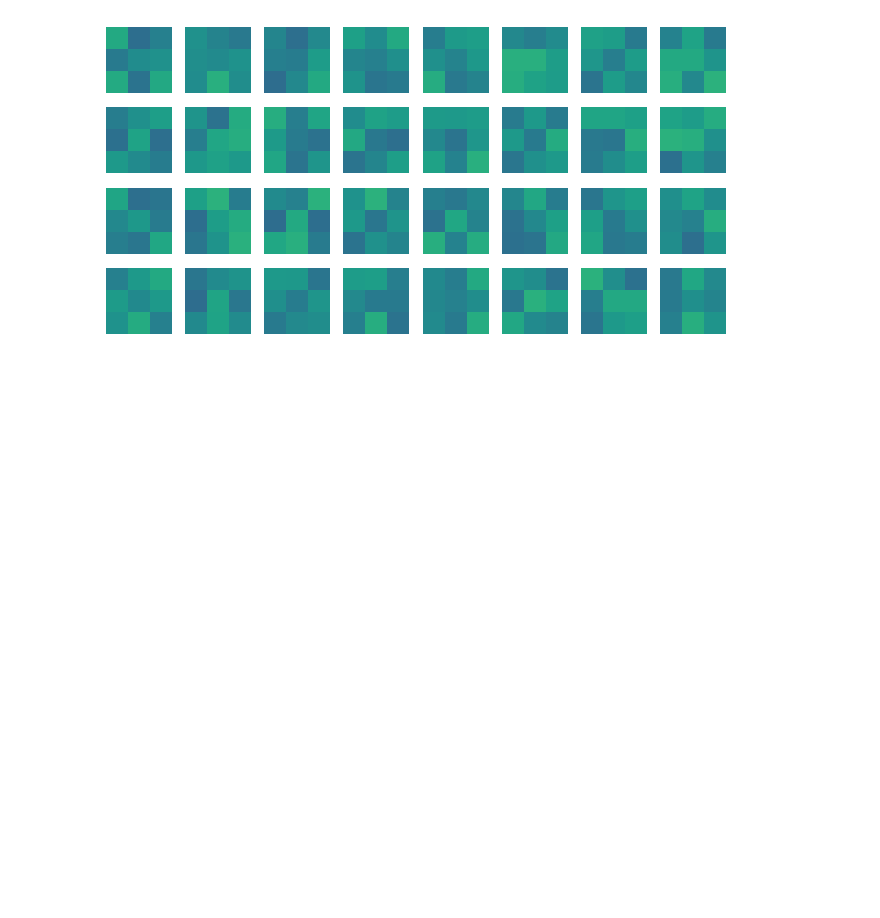
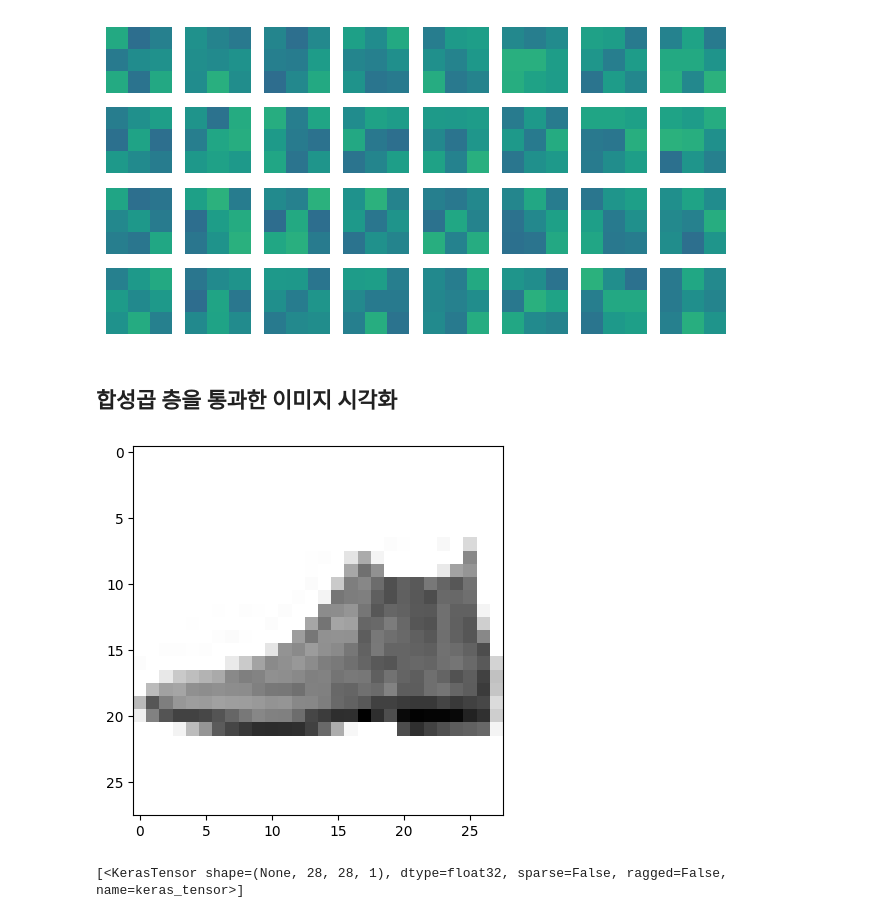
Before and after one commit to JakeOh/202505_BD50, a Jupyter notebook: lab_da/ml18_cnn.ipynb, the cells around one changed output. Cells and saved outputs as stored; diff of their text form; code cells hidden in the pictures; blank space fills up the shorter version.

```diff
--- a/lab_da/ml18_cnn.ipynb
+++ b/lab_da/ml18_cnn.ipynb
@@ -828,3 +830,15 @@ for i in range(4):
 plt.show()
 # %% [output]
 [figure]
+# %% [markdown]
+## 합성곱 층을 통과한 이미지 시각화
+# %%
+# 테스트 셋의 첫번째 아이템
+plt.imshow(x_test_scaled[0], cmap=plt.cm.binary)
+plt.show()
+# %% [output]
+[figure, added]
+# %%
+model.inputs
+# %% [output]
+[<KerasTensor shape=(None, 28, 28, 1), dtype=float32, sparse=False, ragged=False, name=keras_tensor>]
```
Also changed, not shown: parts of 16 cells of this notebook.
